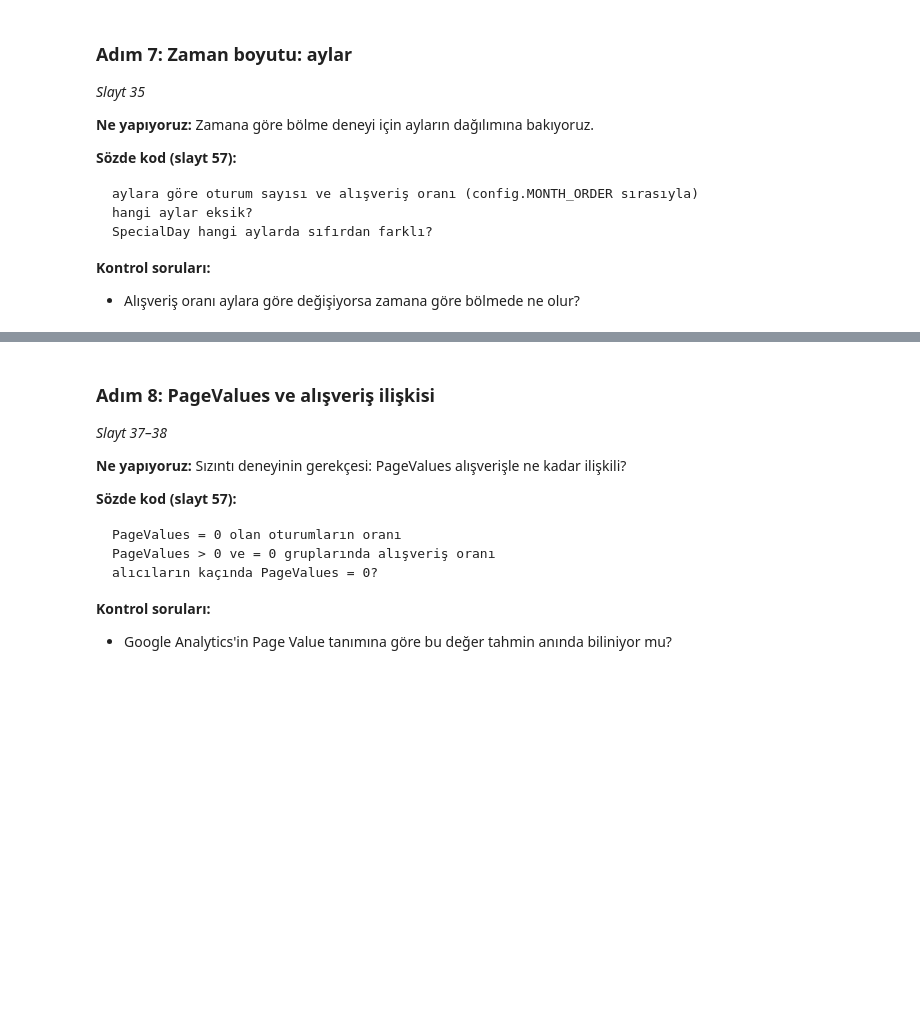
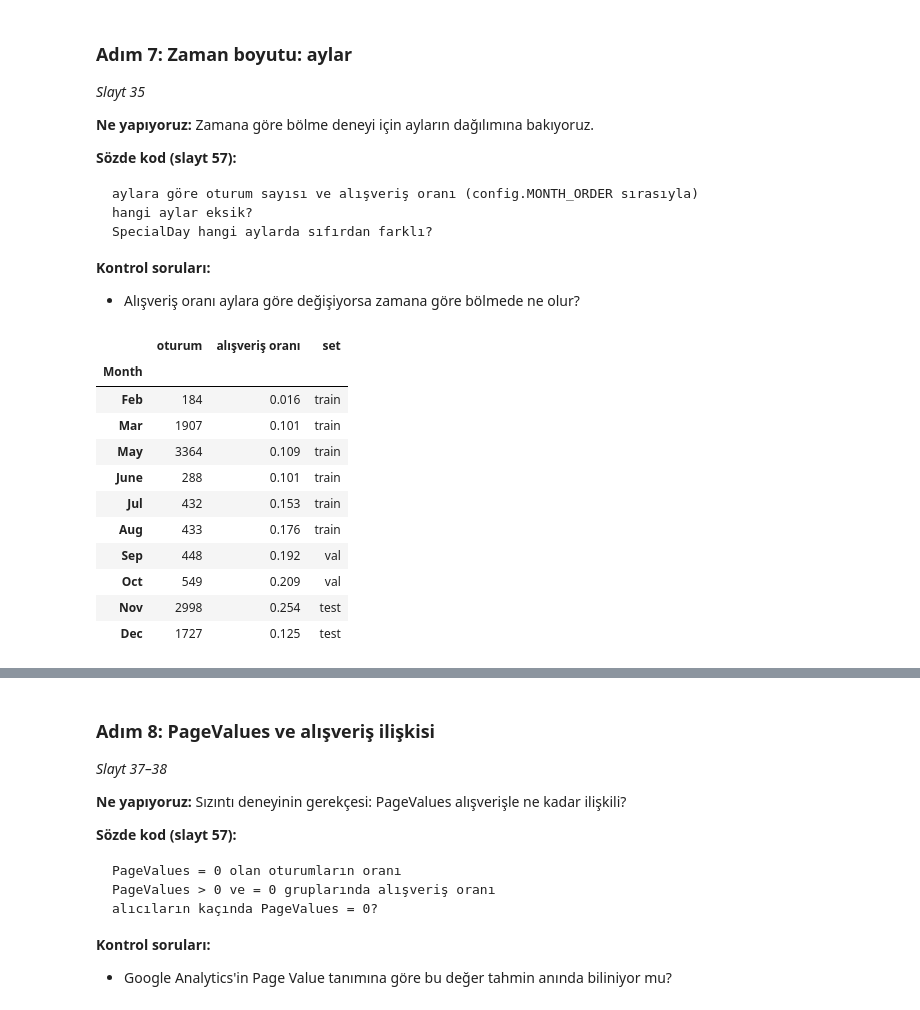
Before and after one commit to kayaalpismail1221-glitch/Ml_al-veri-_projesi, a Jupyter notebook: notebooks/01_eda.ipynb, the cells around one changed output, grey strips where cells are left out. Drawn from its saved outputs; the diff is of its cells as text; code cells hidden in the pictures; blank space fills up the shorter version.

```diff
--- a/notebooks/01_eda.ipynb
+++ b/notebooks/01_eda.ipynb
@@ -370,4 +370,25 @@ SpecialDay hangi aylarda sıfırdan farklı?
 **Kontrol soruları:**
 - Alışveriş oranı aylara göre değişiyorsa zamana göre bölmede ne olur?
 # %%
-# aylara göre oturum sayısı ve alışveriş oranı
+# aylara göre oturum sayısı ve alışveriş oranı (takvim sırasıyla)
+monthly = raw.groupby("Month")[config.TARGET].agg(["count", "mean"])
+monthly = monthly.reindex(config.MONTH_ORDER)
+monthly.columns = ["oturum", "alışveriş oranı"]
+
+# her ay zaman bölmesinde hangi sete düşüyor? (config.TIME_SPLIT)
+for part, months in config.TIME_SPLIT.items():
+    monthly.loc[months, "set"] = part
+monthly.round(3)
+# %% [output]
+|  | oturum | alışveriş oranı | set |
+| Month |  |  |  |
+| Feb | 184 | 0.016 | train |
+| Mar | 1907 | 0.101 | train |
+| May | 3364 | 0.109 | train |
+| June | 288 | 0.101 | train |
+| Jul | 432 | 0.153 | train |
+| Aug | 433 | 0.176 | train |
+| Sep | 448 | 0.192 | val |
+| Oct | 549 | 0.209 | val |
+| Nov | 2998 | 0.254 | test |
+| Dec | 1727 | 0.125 | test |
```
Also changed, not shown: parts of 3 cells of this notebook, 3 other files.
